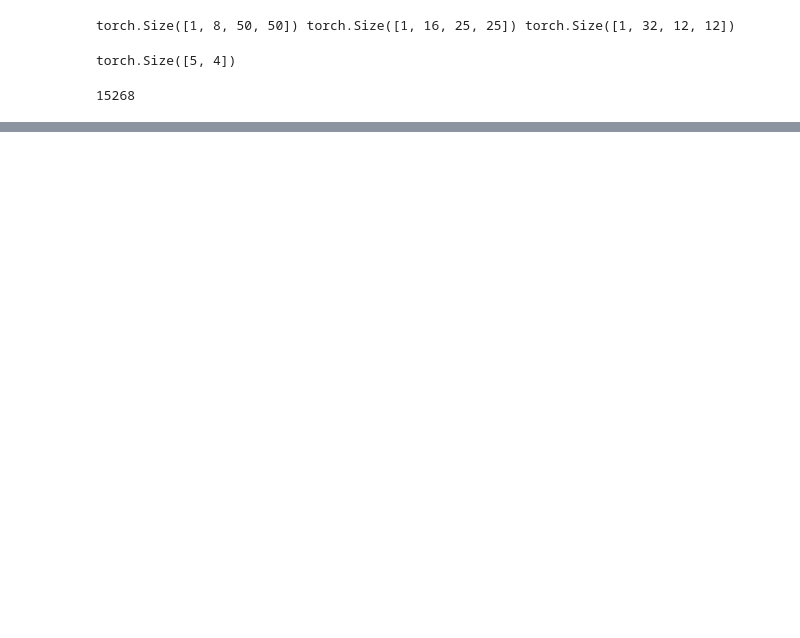
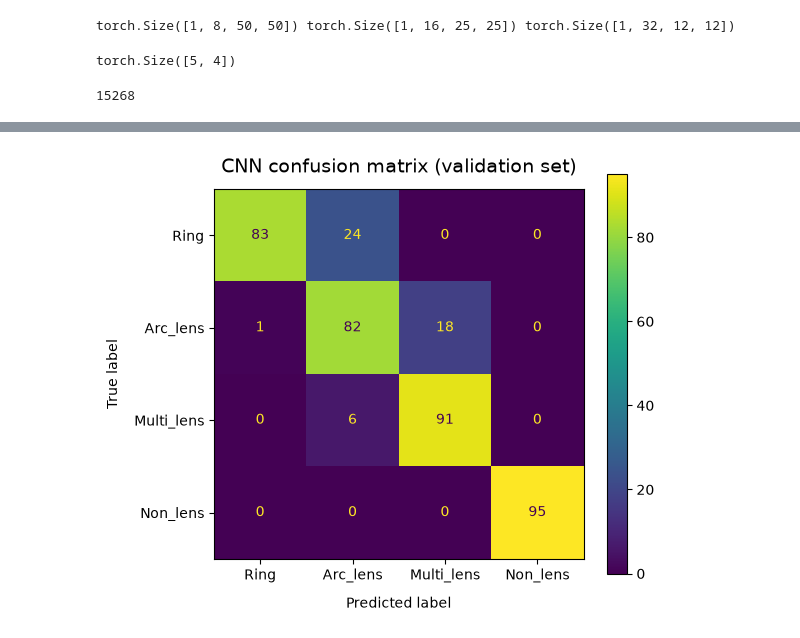
Before and after one commit to FA7707/SPC5001-analosis-wrap, a Jupyter notebook: analosis/Model/CNN.ipynb, the cells around one changed output, grey strips where cells are left out. Cells and saved outputs as stored; diff of their text form; code cells hidden in the pictures; blank space fills up the shorter version.

```diff
--- a/analosis/Model/CNN.ipynb
+++ b/analosis/Model/CNN.ipynb
@@ -177,0 +189,29 @@ final training accuracy 0.789,  final validation accuracy 0.579
+# %%
+def matrix():
+    path = "../evaluation"
+    os.makedirs(path, exist_ok=True)
+
+    with torch.no_grad():
+        y_pred = (cnn(X_val_t).numpy().argmax(axis = 1))
+    actual = y_val
+    predicted = y_pred
+    confusion_matrix = metrics.confusion_matrix(actual, predicted)
+
+    df_matrix_values = pd.DataFrame()
+    df_matrix_values['Actual'] = actual
+    df_matrix_values['Predicted'] = predicted
+    df_matrix_values.to_csv(os.path.join(path,'Matrix_values.csv'), index=False)
+
+    fig, ax = plt.subplots(figsize=(6, 5))
+    cm_display = metrics.ConfusionMatrixDisplay(confusion_matrix = confusion_matrix, display_labels = ['Ring', 'Arc_lens', 'Multi_lens', 'Non_lens'])
+    cm_display.plot(ax=ax)
+    ax.set_title("CNN confusion matrix (validation set)", fontsize=14, pad=12)
+    ax.set_xlabel("Predicted label", labelpad=10)
+    ax.set_ylabel("True label", labelpad=10)
+    plt.tight_layout()
+    plt.savefig(os.path.join(path,'CNN Confusion Matrix.png'), dpi=300)
+    plt.show()
+
+matrix()
+# %% [output]
+[figure, added]
```
Also changed, not shown: parts of 6 cells of this notebook, 5 other files.
